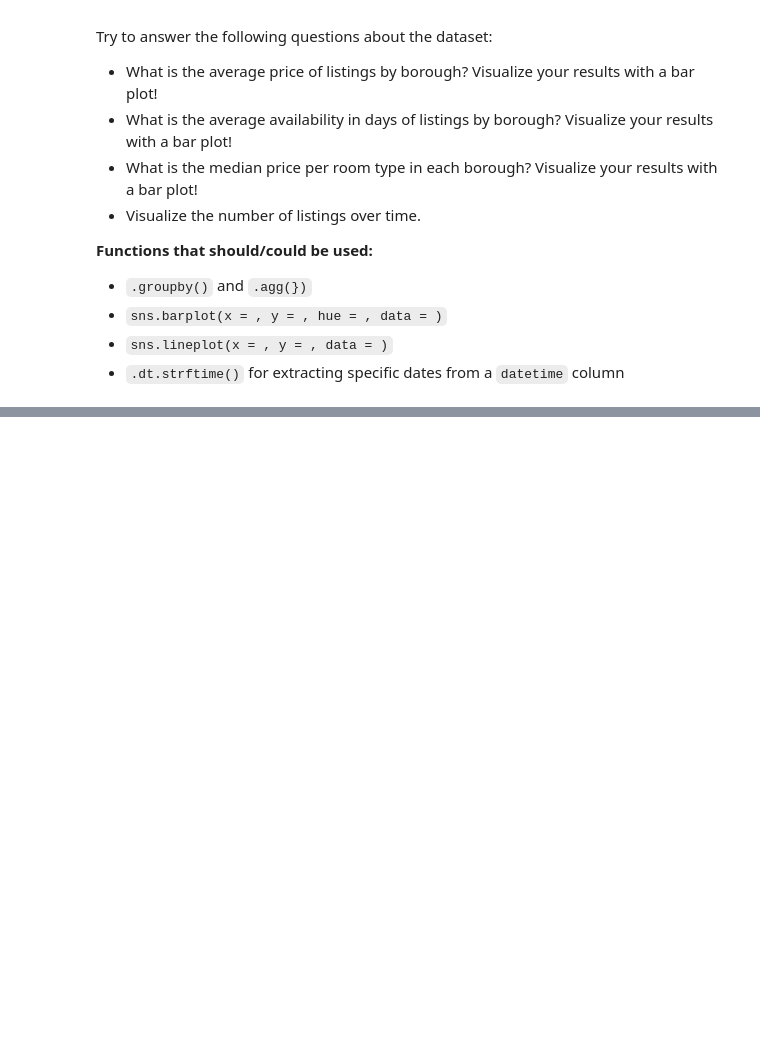
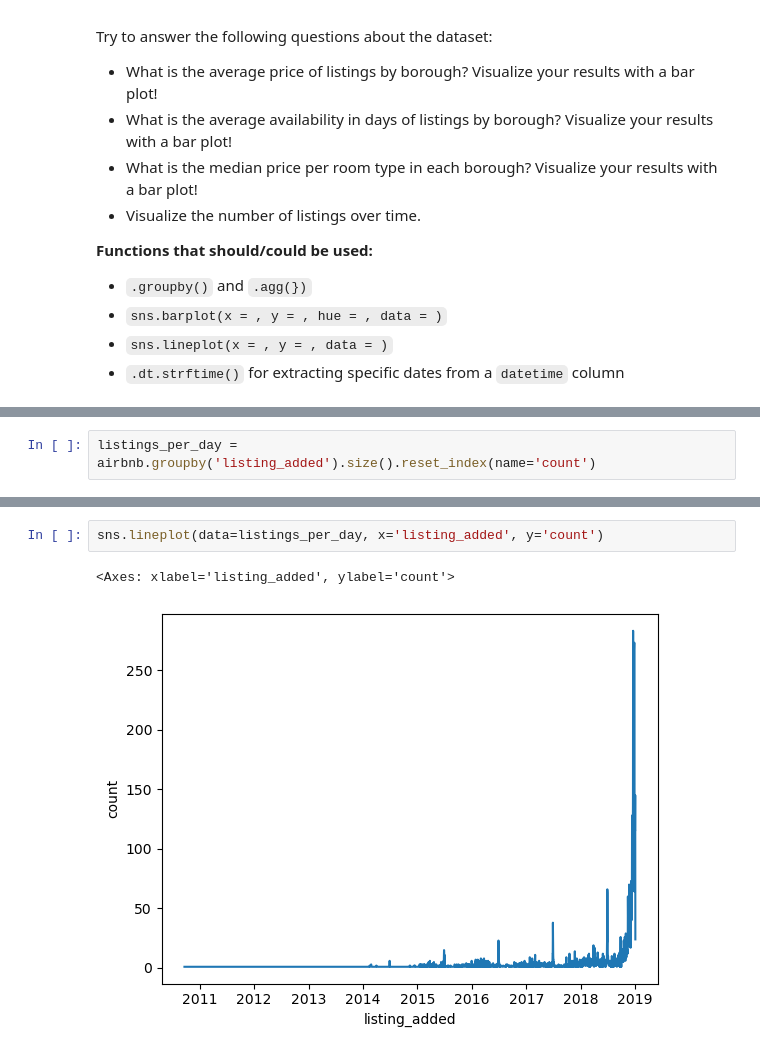
Before and after one commit to Ala-Eddine-Mezdoud/data_mining, a Jupyter notebook: Lab 2/Part2/Lab2-pre-processing - part2.ipynb, the cells around one changed output, grey strips where cells are left out. Drawn from its saved outputs; the diff is of its cells as text; blank space fills up the shorter version.

```diff
--- a/Lab 2/Part2/Lab2-pre-processing - part2.ipynb
+++ b/Lab 2/Part2/Lab2-pre-processing - part2.ipynb
@@ -886,0 +965,2 @@ Try to answer the following questions about the dataset:
+# %%
+listings_per_day = airbnb.groupby('listing_added').size().reset_index(name='count')
@@ -886,0 +983,5 @@ Try to answer the following questions about the dataset:
+# %%
+sns.lineplot(data=listings_per_day, x='listing_added', y='count')
+# %% [output]
+<Axes: xlabel='listing_added', ylabel='count'>
+[figure, added]
```
Also changed, not shown: parts of 12 cells of this notebook, 1 other file.
